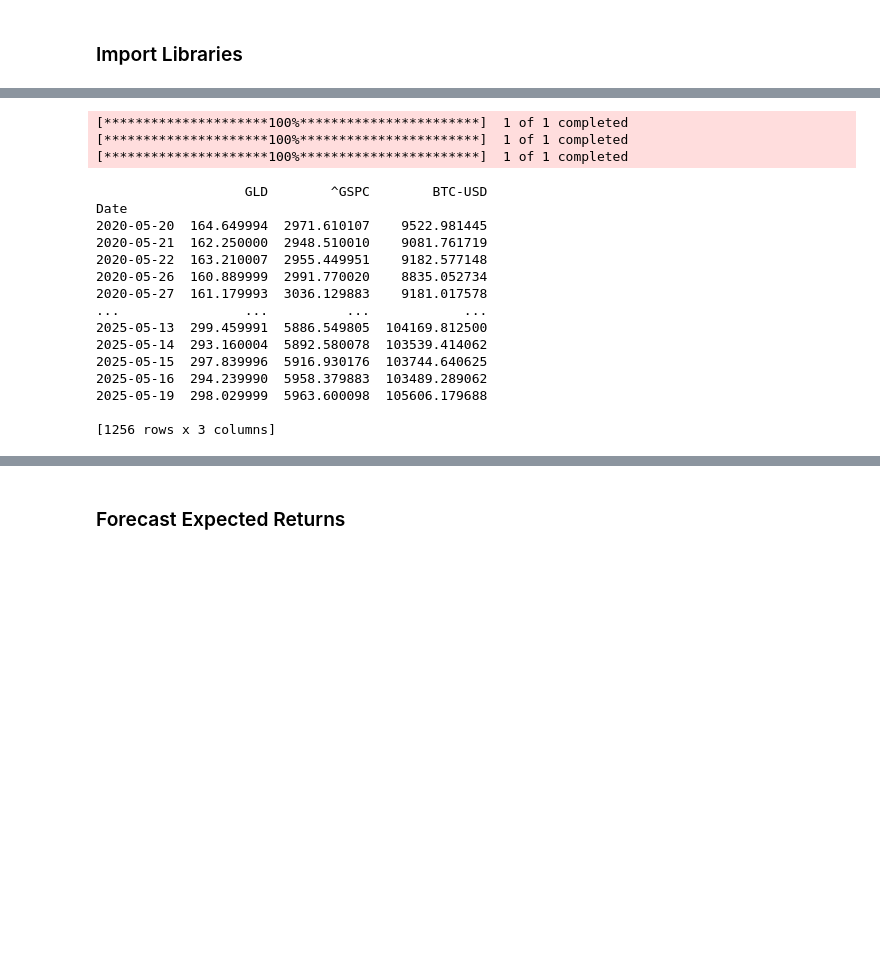
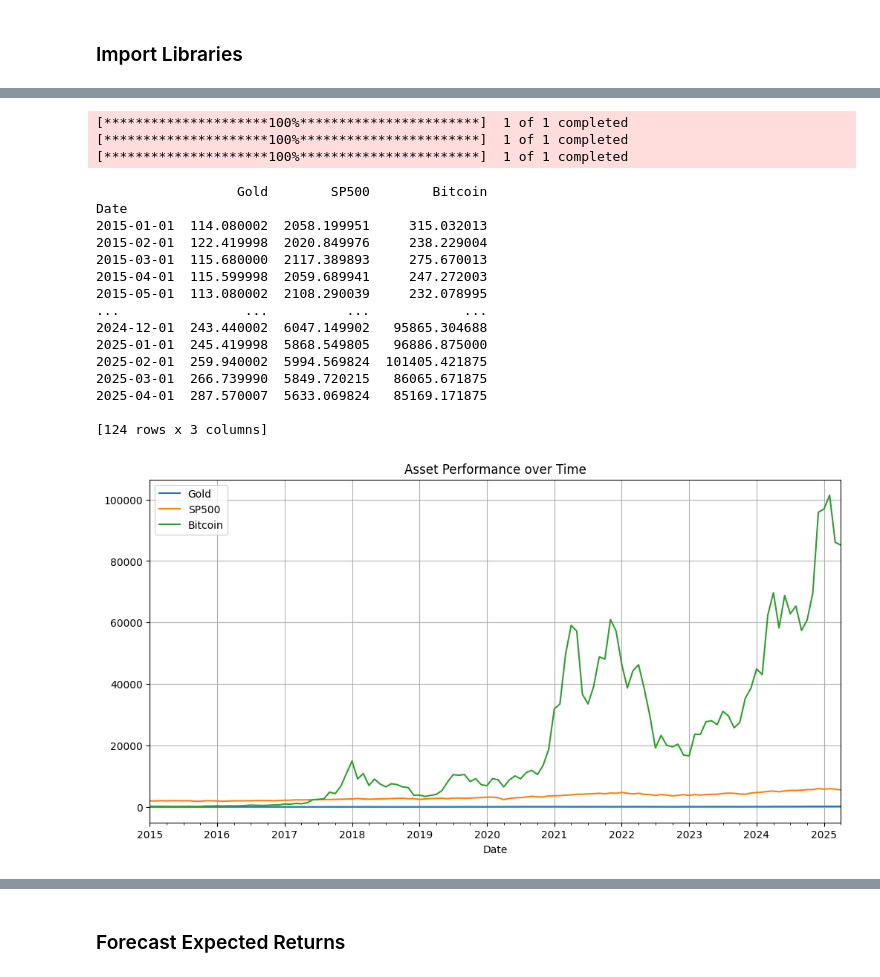
Before and after one commit to alexmcmullen80/BitcoinVsInflation, a Jupyter notebook: bitcoin.ipynb, the cells around one changed output, grey strips where cells are left out. Drawn from its saved outputs; the diff is of its cells as text; code cells hidden in the pictures; blank space fills up the shorter version.

```diff
--- a/bitcoin.ipynb
+++ b/bitcoin.ipynb
@@ -16,0 +23,16 @@ import warnings
+# %%
+API_KEY = os.getenv("API_KEY")
+fred = Fred(api_key=API_KEY)
+cpi_data = fred.get_series('CPIAUCSL')  # This is the FRED ID for CPI
+
+start_date = "2015-01-01"
+end_date = "2025-05-01"
+
+
+# Optional: convert to DataFrame
+cpi_df = cpi_data.to_frame(name='CPI')
+cpi_df.index.name = 'Date'
+cpi_df = cpi_df[(cpi_df.index >= start_date) & (cpi_df.index <= end_date)]
+# cpi_normalized = cpi_df / cpi_df.iloc[0]
+
+print(cpi_df)
@@ -18,32 +56,41 @@ import warnings
 #USCAD currency, gold, S&P 500, long term tradable treasury bond, bitcoin
 # tickers = ['USDCAD=X', 'GLD', '^GSPC', 'TLT', 'BTC-USD']
 tickers = ['GLD', '^GSPC', 'BTC-USD']
-end_date = datetime.today() - timedelta(days=1)
 
-start_date = end_date - timedelta(days=5*365)
 adj_close_df = pd.DataFrame()
 
 for ticker in tickers:
     data = yf.download(ticker, start=start_date, end=end_date, auto_adjust=False)
     adj_close_df[ticker] = data['Adj Close']
 
+adj_close_df.rename(columns={'GLD': 'Gold', '^GSPC': 'SP500', 'BTC-USD': 'Bitcoin'}, inplace=True)
+
+
+adj_close_df = adj_close_df.resample('MS').first()
+
 print(adj_close_df)
 # %% [output]
 [*********************100%***********************]  1 of 1 completed
 [*********************100%***********************]  1 of 1 completed
 [*********************100%***********************]  1 of 1 completed
-                   GLD        ^GSPC        BTC-USD
+                  Gold        SP500        Bitcoin
 Date
-2020-05-20  164.649994  2971.610107    9522.981445
-2020-05-21  162.250000  2948.510010    9081.761719
-2020-05-22  163.210007  2955.449951    9182.577148
-2020-05-26  160.889999  2991.770020    8835.052734
-2020-05-27  161.179993  3036.129883    9181.017578
+2015-01-01  114.080002  2058.199951     315.032013
+2015-02-01  122.419998  2020.849976     238.229004
+2015-03-01  115.680000  2117.389893     275.670013
+2015-04-01  115.599998  2059.689941     247.272003
+2015-05-01  113.080002  2108.290039     232.078995
 ...                ...          ...            ...
-2025-05-13  299.459991  5886.549805  104169.812500
-2025-05-14  293.160004  5892.580078  103539.414062
-2025-05-15  297.839996  5916.930176  103744.640625
-2025-05-16  294.239990  5958.379883  103489.289062
-2025-05-19  298.029999  5963.600098  105606.179688
+2024-12-01  243.440002  6047.149902   95865.304688
+2025-01-01  245.419998  5868.549805   96886.875000
+2025-02-01  259.940002  5994.569824  101405.421875
+2025-03-01  266.739990  5849.720215   86065.671875
+2025-04-01  287.570007  5633.069824   85169.171875
 
-[1256 rows x 3 columns]
+[124 rows x 3 columns]
+# %%
+adj_close_df[['Gold', 'SP500', 'Bitcoin']].plot(figsize=(12,6), title="Asset Performance over Time")
+plt.grid(True)
+plt.show()
+# %% [output]
+[figure, added]
```
Also changed, not shown: parts of 6 cells of this notebook, 1 other file.
